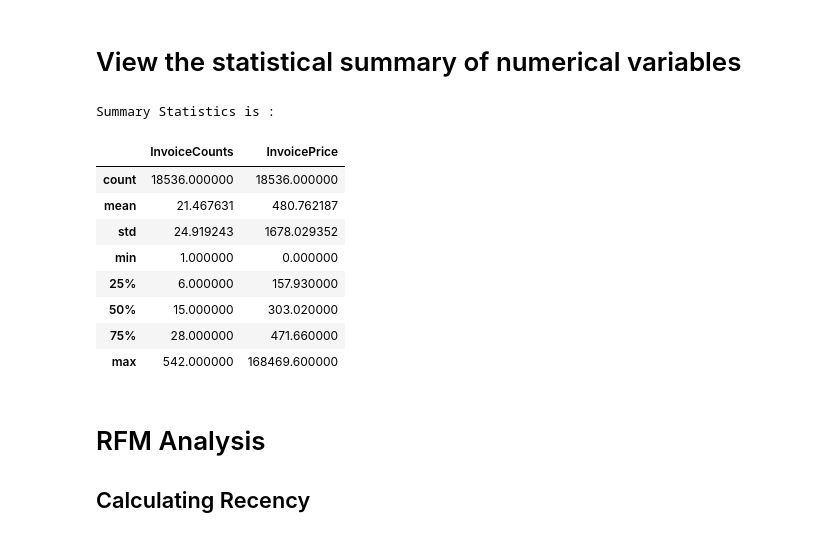
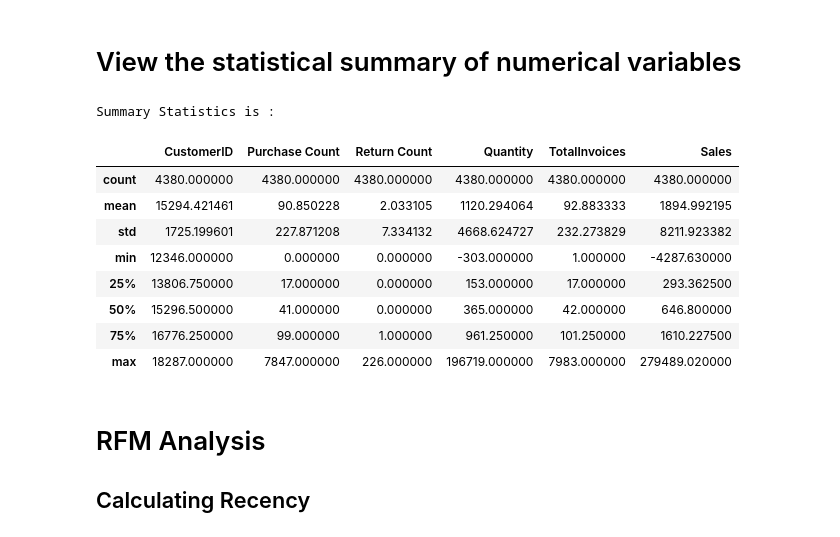
Before and after one commit to ClaireBurcik/DS-340W-Project, a Jupyter notebook: RFM_KMeans_22_07_2023_(1).ipynb, the cells around one changed output. Saved outputs shown, nothing was run; the diff lists cells and outputs as text; code cells hidden in the pictures.

Commit message:
Data Cleaning

```diff
--- a/RFM_KMeans_22_07_2023_(1).ipynb
+++ b/RFM_KMeans_22_07_2023_(1).ipynb
@@ -125,6 +135,11 @@ def transaction_type(df):
     return "Return"
 
 data["TransactionType"] = data.apply(transaction_type, axis=1)
+
+
+data["PurchaseBool"]= data['TransactionType'].apply(lambda x: 1 if x == 'Purchase' else 0 )
+data["ReturnBool"]= data['TransactionType'].apply(lambda x: 1 if x == 'Return' else 0 )
+
 print(data.head(5))
 # %% [output]
   InvoiceNo StockCode                          Description  Quantity  \
@@ -156,9 +168,16 @@ df=pd.merge(df2, df, on=['CustomerID', 'Description', 'Country'], how='inner')
 df3 = df.groupby(['CustomerID','Country'])['InvoiceCount'].sum().reset_index(name='TotalInvoices')
 df4 = df.groupby(['CustomerID', 'Country'])['ItemSales'].sum().reset_index(name='Sales')
 df5 = df.groupby(['CustomerID', 'Country'])['ItemQuantity'].sum().reset_index(name='Quantity')
+df5 = df.groupby(['CustomerID', 'Country'])['ItemQuantity'].sum().reset_index(name='Quantity')
+df6 = data.groupby(['CustomerID', 'Country'])['PurchaseBool'].sum().reset_index(name='Purchase Count')
+df7 = data.groupby(['CustomerID', 'Country'])['ReturnBool'].sum().reset_index(name='Return Count')
+df8 = data.groupby(['CustomerID', 'Country'])['Description'].agg(tuple).reset_index(name ='PurchaseList')
 
 df=pd.merge(df3, df4, on=['CustomerID', 'Country'], how='inner')
 df=pd.merge(df5, df, on=['CustomerID', 'Country'], how='inner')
+df=pd.merge(df7, df, on=['CustomerID', 'Country'], how='inner')
+df=pd.merge(df6, df, on=['CustomerID', 'Country'], how='inner')
+df=pd.merge(df8, df, on=['CustomerID', 'Country'], how='inner')
 df=df.drop_duplicates()
-print(df.head(5))
+print(df.head(10))
 # %% [output]
@@ -171,17 +200,0 @@ print(df.head(5))
-# %%
-###DO ONE HOT ENCODING
-items = df1['Description'].unique()
-#print(items)
-for i in range(len(items)):
-    for j in range(len(df1)):
-        if items[i] == df1.iloc[j,1]:
-            df[j,items[i]] = True
-        else:
-            df[j,items[i]] = False
-print(df.head(5))
-'''
-df_items = pd.get_dummies(df2.iloc[:,:3], columns=['Description'], prefix='Description')
-df_items=df_items.drop_duplicates()
-print(df_items.head(5))
-'''
-#print(df_items.head(5))
@@ -190,4 +200,0 @@ KeyboardInterrupt:
-# %%
-
-df=pd.merge(df, df_items, on=['CustomerID', 'Country'], how='inner')
-#print(df.head(5))
@@ -213,18 +202,18 @@ df=pd.merge(df, df_items, on=['CustomerID', 'Country'], how='inner')
 # View the statistical summary of numerical variables
 # %%
 print('Summary Statistics is :')
-df[['InvoiceCounts','InvoicePrice']].describe()
+df.describe()
 # %% [output]
 Summary Statistics is :
-|  | InvoiceCounts | InvoicePrice |
-| count | 18536.000000 | 18536.000000 |
-| mean | 21.467631 | 480.762187 |
-| std | 24.919243 | 1678.029352 |
-| min | 1.000000 | 0.000000 |
-| 25% | 6.000000 | 157.930000 |
-| 50% | 15.000000 | 303.020000 |
-| 75% | 28.000000 | 471.660000 |
-| max | 542.000000 | 168469.600000 |
+|  | CustomerID | Purchase Count | Return Count | Quantity | TotalInvoices | Sales |
+| count | 4380.000000 | 4380.000000 | 4380.000000 | 4380.000000 | 4380.000000 | 4380.000000 |
+| mean | 15294.421461 | 90.850228 | 2.033105 | 1120.294064 | 92.883333 | 1894.992195 |
+| std | 1725.199601 | 227.871208 | 7.334132 | 4668.624727 | 232.273829 | 8211.923382 |
+| min | 12346.000000 | 0.000000 | 0.000000 | -303.000000 | 1.000000 | -4287.630000 |
+| 25% | 13806.750000 | 17.000000 | 0.000000 | 153.000000 | 17.000000 | 293.362500 |
+| 50% | 15296.500000 | 41.000000 | 0.000000 | 365.000000 | 42.000000 | 646.800000 |
+| 75% | 16776.250000 | 99.000000 | 1.000000 | 961.250000 | 101.250000 | 1610.227500 |
+| max | 18287.000000 | 7847.000000 | 226.000000 | 196719.000000 | 7983.000000 | 279489.020000 |
 # %% [markdown]
 # RFM Analysis
 ## Calculating Recency
```
Also changed, not shown: parts of 9 cells of this notebook.
